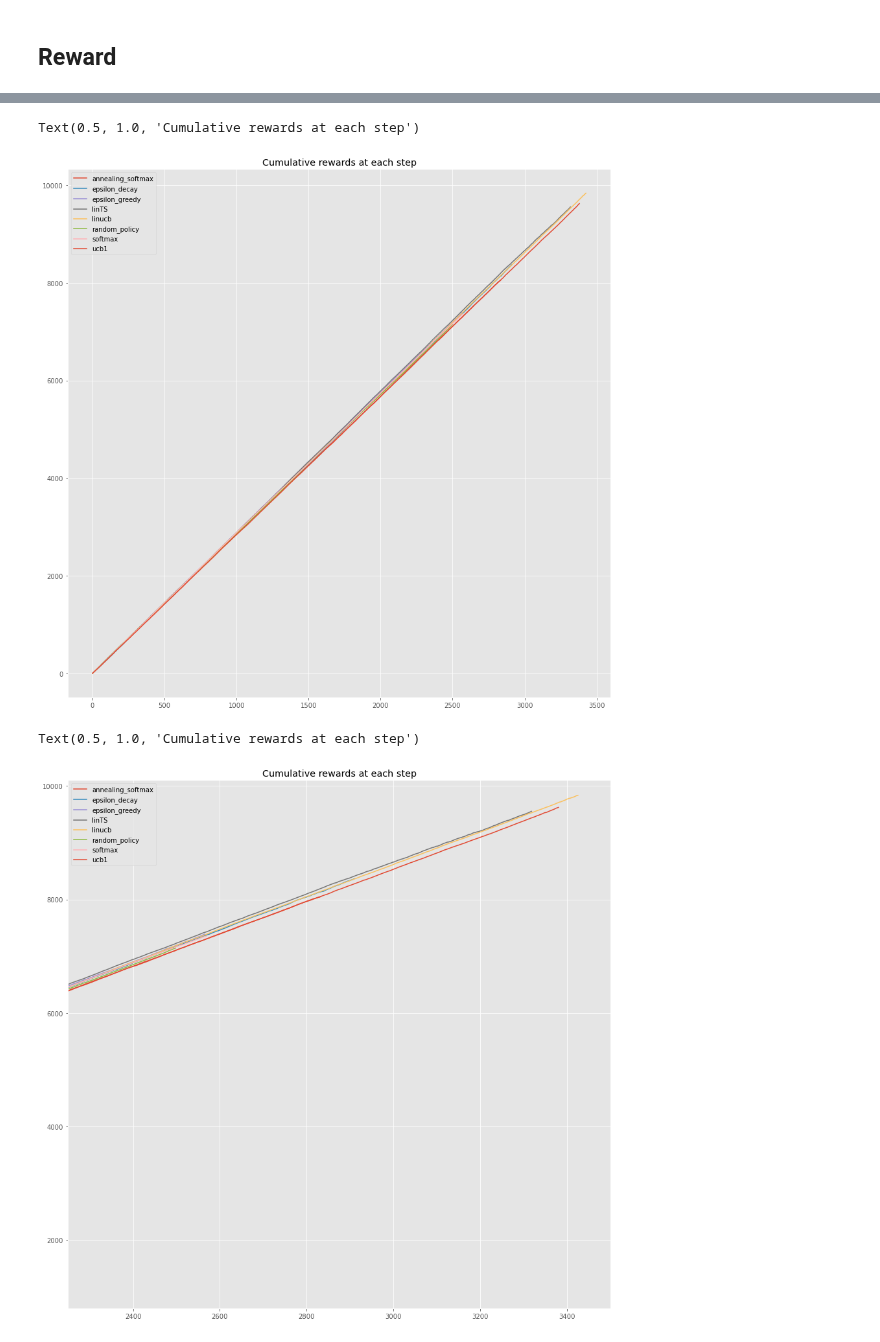
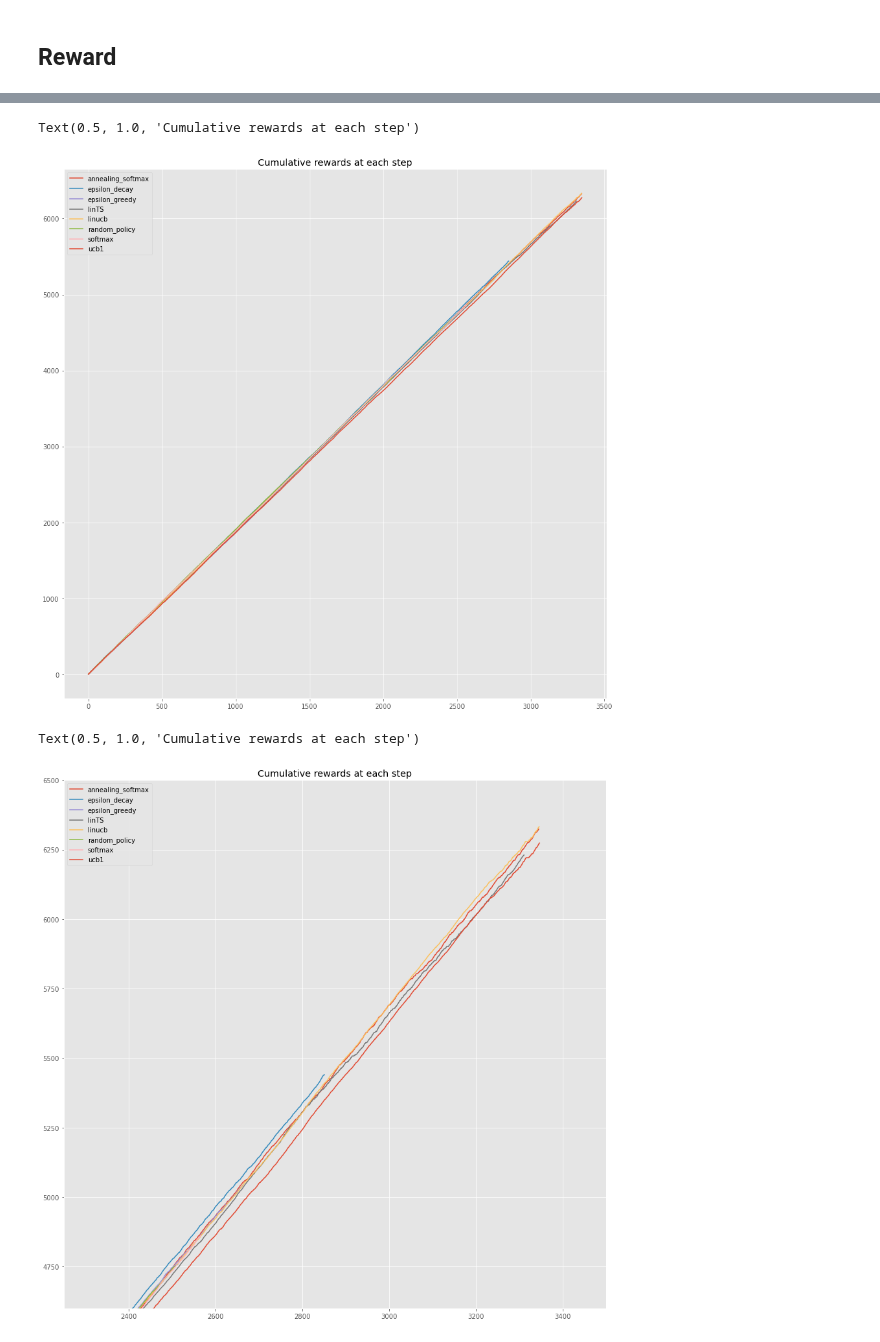
Before and after one commit to ruthkangyr/Clinical-Trials-MAB-Algorithms, a Jupyter notebook: Algorithm/Bootstrap Evaluation Replay.ipynb, the cells around one changed output, grey strips where cells are left out. Drawn from its saved outputs; the diff is of its cells as text; code cells hidden in the pictures.

```diff
--- a/Algorithm/Bootstrap Evaluation Replay.ipynb
+++ b/Algorithm/Bootstrap Evaluation Replay.ipynb
@@ -146,7 +146,7 @@ def softmax(history, arms, temp):
 # %% [markdown]
 ### LinUCB
 # %%
-def linucb(history, arms, context, alpha = 0.5):
+def linucb(history, arms, context, alpha = 0.1):
     scores = np.zeros(len(arms))
     thetas = [np.zeros(2) for _ in range(len(arms))]
     for arm in range(len(arms)):
@@ -770,7 +767,7 @@ for f in algos:
                 step = step + 1 # number of valid record to keep
                 action = bsample.iloc[i - 1]['TREATMENT'] # to see which arm is chosen
                 reward = bsample.iloc[i - 1]['REWARD_VALUE (CAT)'] # get the reward value
-                regret = reward
+                regret = 3 - reward
                 category = bsample.iloc[i - 1]['REWARD_CATEGORICAL']
 
                 # Get features
@@ -1097,21 +1094,21 @@ plt.legend()
 plt.title("Cumulative rewards at each step")
 # %% [output]
 Text(0.5, 1.0, 'Cumulative rewards at each step')
-[figure, old version]
+[figure, new version]
 # %%
 # Plot the cumulative rewards at each time step
 plt.style.use('ggplot')
 
 fig = plt.figure(figsize = (15, 15))
 ax = fig.add_subplot(111)
 for policy in final_evaluation_cat['policy'].unique():
     results_policy = final_evaluation_cat[final_evaluation_cat['policy'] == policy]
     ax.plot(results_policy['time_step'], results_policy['cumulative_reward'], label = str(policy))
 
 plt.xlim(2250, 3500)
-plt.ylim(800, 10100)
+plt.ylim(4600, 6500)
 plt.legend()
 plt.title("Cumulative rewards at each step")
 # %% [output]
 Text(0.5, 1.0, 'Cumulative rewards at each step')
-[figure, old version]
+[figure, new version]
```
Also changed, not shown: parts of 31 cells of this notebook.
